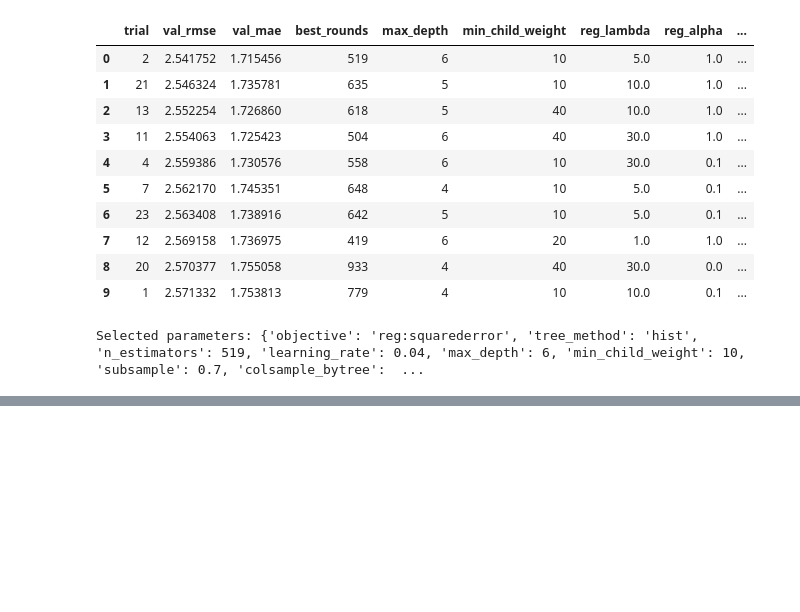
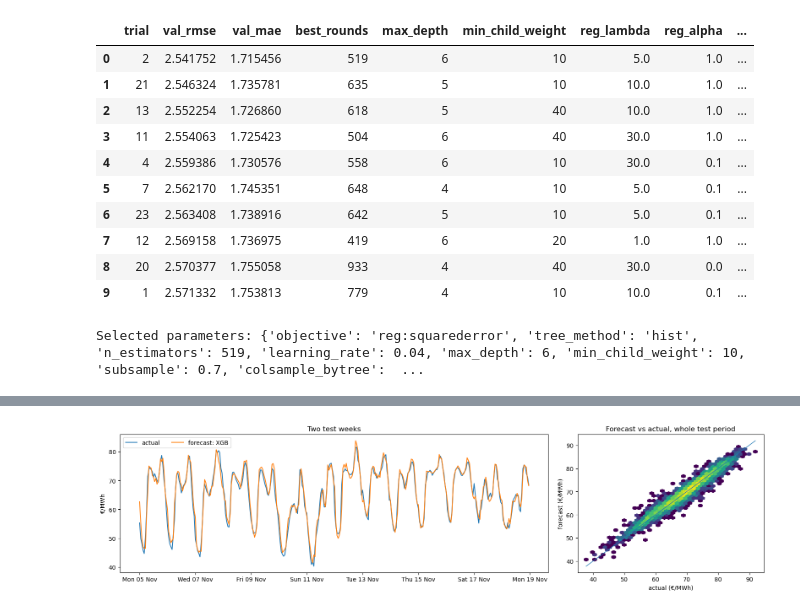
Before and after one commit to testqs-5/anlysis, a Jupyter notebook: second_try.ipynb, the cells around one changed output, grey strips where cells are left out. Saved outputs shown, nothing was run; the diff lists cells and outputs as text; code cells hidden in the pictures; blank space fills up the shorter version.

```diff
--- a/second_try.ipynb
+++ b/second_try.ipynb
@@ -690,0 +1050,59 @@ Selected parameters: {'objective': 'reg:squarederror', 'tree_method': 'hist', 'n
+# %%
+best_pred = test_pred['XGB (tuned)']
+weeks = slice('2018-11-05', '2018-11-18')
+
+fig, axes = plt.subplots(
+    1,
+    2,
+    figsize=(16, 4.2),
+    gridspec_kw={'width_ratios': [2.3, 1]}
+)
+
+axes[0].plot(
+    Y_test.loc[weeks].index,
+    Y_test.loc[weeks],
+    linewidth=1.4,
+    label='actual'
+)
+
+axes[0].plot(
+    best_pred.loc[weeks].index,
+    best_pred.loc[weeks],
+    linewidth=1.4,
+    label=f'forecast: XGB'
+)
+
+axes[0].set(
+    title='Two test weeks',
+    ylabel='€/MWh'
+)
+
+axes[0].xaxis.set_major_formatter(
+    mdates.DateFormatter('%a %d %b', tz='Europe/Madrid')
+)
+
+axes[0].legend(loc='upper left', ncol=2)
+
+axes[1].hexbin(
+    Y_test,
+    best_pred,
+    gridsize=40,
+    mincnt=1,
+    bins='log'
+)
+
+lims = [Y_test.min(), Y_test.max()]
+axes[1].plot(lims, lims, linewidth=1)
+
+axes[1].set(
+    title='Forecast vs actual, whole test period',
+    xlabel='actual (€/MWh)',
+    ylabel='forecast (€/MWh)'
+)
+
+axes[1].grid(False)
+
+plt.tight_layout()
+plt.show()
+# %% [output]
+[figure, added]
```
Also changed, not shown: parts of 10 cells of this notebook, 1 other file.
